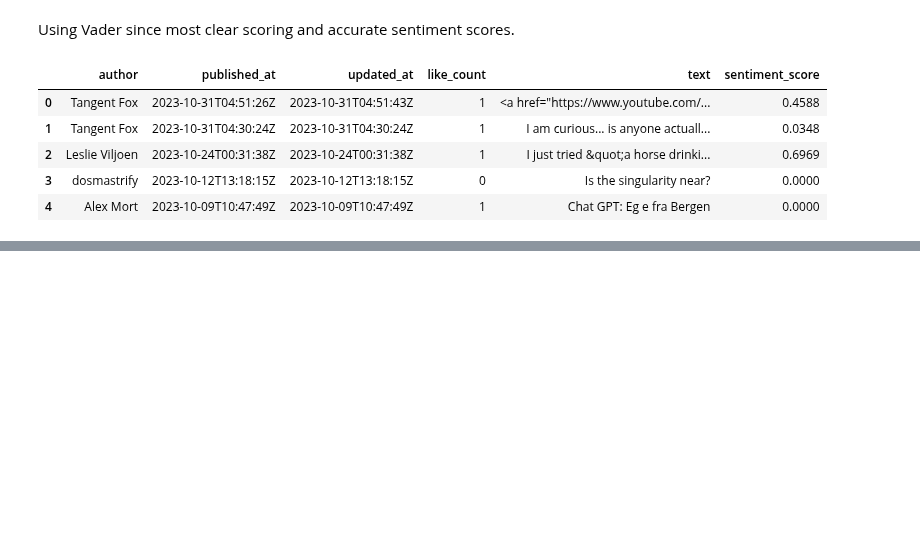
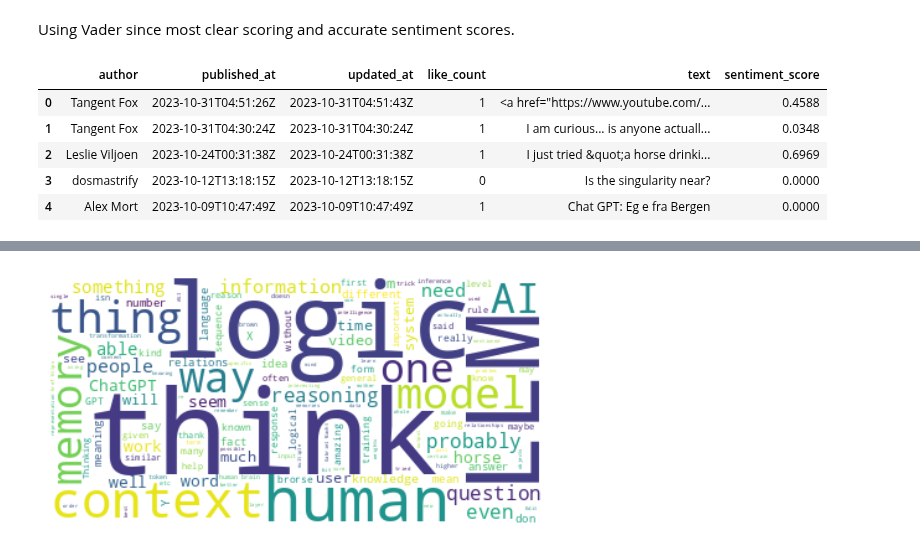
Before and after one commit to mindyng/2023-Business-Projects, a Jupyter notebook: sentiment-analysis-on-llm-chatbots.ipynb, the cells around one changed output, grey strips where cells are left out. Drawn from its saved outputs; the diff is of its cells as text; code cells hidden in the pictures; blank space fills up the shorter version.

Commit message:
Kaggle Notebook | Sentiment Analysis on LLM Chatbots | Version 6

```diff
--- a/sentiment-analysis-on-llm-chatbots.ipynb
+++ b/sentiment-analysis-on-llm-chatbots.ipynb
@@ -341,0 +364,21 @@ df['scraped'] = 'YouTube'
+# %%
+# positive sentiment: compound score >= 0.05
+# neutral sentiment: (compound score > -0.05) and (compound score < 0.05)
+# negative sentiment: compound score <= -0.05
+
+pos_df = df.loc[df['sentiment_score'] >= 0.05]
+neu_df = df.loc[(df['sentiment_score'] > -0.05) & (df['sentiment_score'] < 0.05)]
+neg_df = df.loc[df['sentiment_score'] <= -0.05]
+# %%
+stopwords = STOPWORDS
+stopwords.update(["quot", "br", "B", "S", "t", "39"])
+# %%
+# Positive sentiment most common words
+
+pos_text = " ".join(text for text in pos_df['text'])
+wordcloud = WordCloud(stopwords=stopwords, background_color="white").generate(pos_text)
+plt.imshow(wordcloud, interpolation='bilinear')
+plt.axis("off")
+plt.show()
+# %% [output]
+[figure, added]
```
Also changed, not shown: parts of 15 cells of this notebook.
